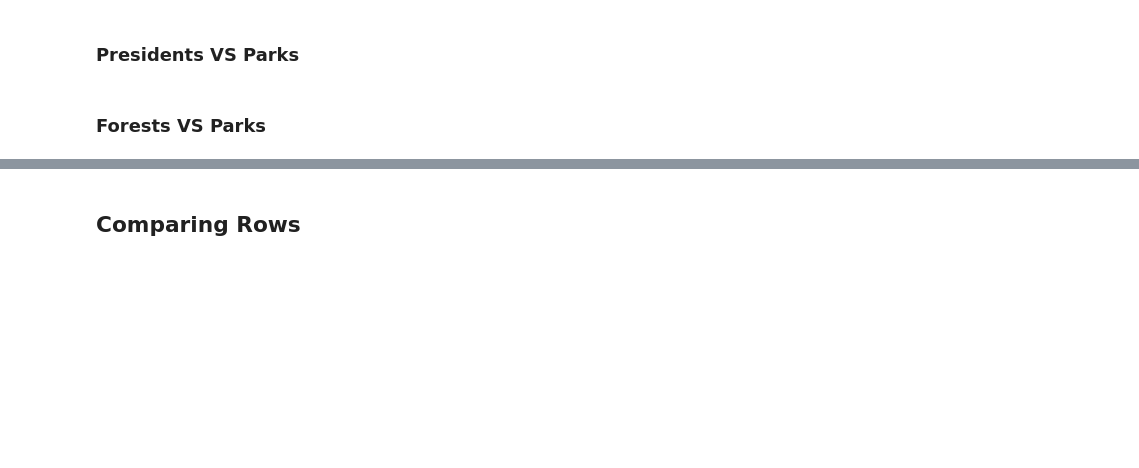
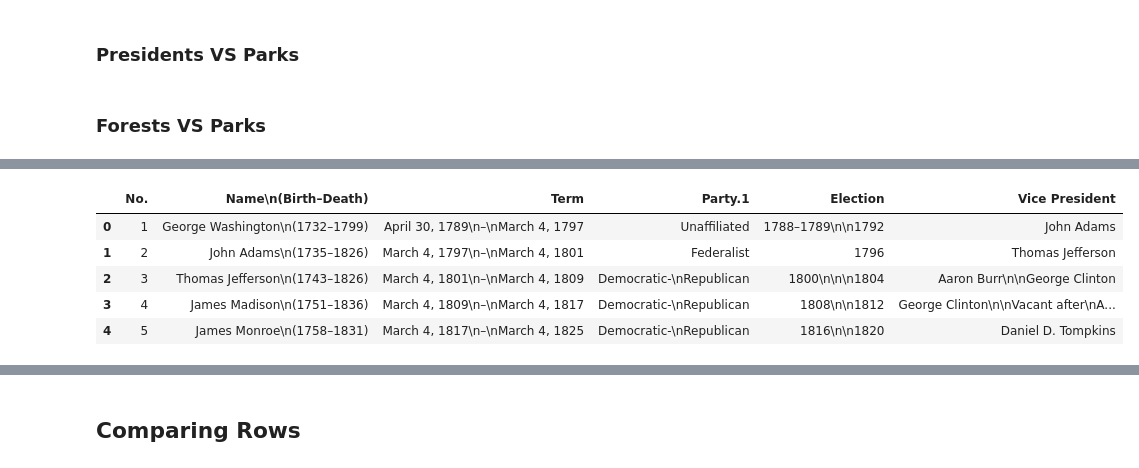
Before and after one commit to nanni00/datalake-table-finder, a Jupyter notebook: src/notebooks/fasttext/presidents_forests_parks.ipynb, the cells around one changed output, grey strips where cells are left out. Cells and saved outputs as stored; diff of their text form; code cells hidden in the pictures; blank space fills up the shorter version.

```diff
--- a/src/notebooks/fasttext/presidents_forests_parks.ipynb
+++ b/src/notebooks/fasttext/presidents_forests_parks.ipynb
@@ -129,0 +130,9 @@ plt.show()
+# %%
+presidents_df.head()
+# %% [output]
+|  | No. | Name\n(Birth–Death) | Term | Party.1 | Election | Vice President |
+| 0 | 1 | George Washington\n(1732–1799) | April 30, 1789\n–\nMarch 4, 1797 | Unaffiliated | 1788–1789\n\n1792 | John Adams |
+| 1 | 2 | John Adams\n(1735–1826) | March 4, 1797\n–\nMarch 4, 1801 | Federalist | 1796 | Thomas Jefferson |
+| 2 | 3 | Thomas Jefferson\n(1743–1826) | March 4, 1801\n–\nMarch 4, 1809 | Democratic-\nRepublican | 1800\n\n\n1804 | Aaron Burr\n\nGeorge Clinton |
+| 3 | 4 | James Madison\n(1751–1836) | March 4, 1809\n–\nMarch 4, 1817 | Democratic-\nRepublican | 1808\n\n1812 | George Clinton\n\nVacant after\nA... |
+| 4 | 5 | James Monroe\n(1758–1831) | March 4, 1817\n–\nMarch 4, 1825 | Democratic-\nRepublican | 1816\n\n1820 | Daniel D. Tompkins |
```
Also changed, not shown: parts of 10 cells of this notebook, 3 other files.
